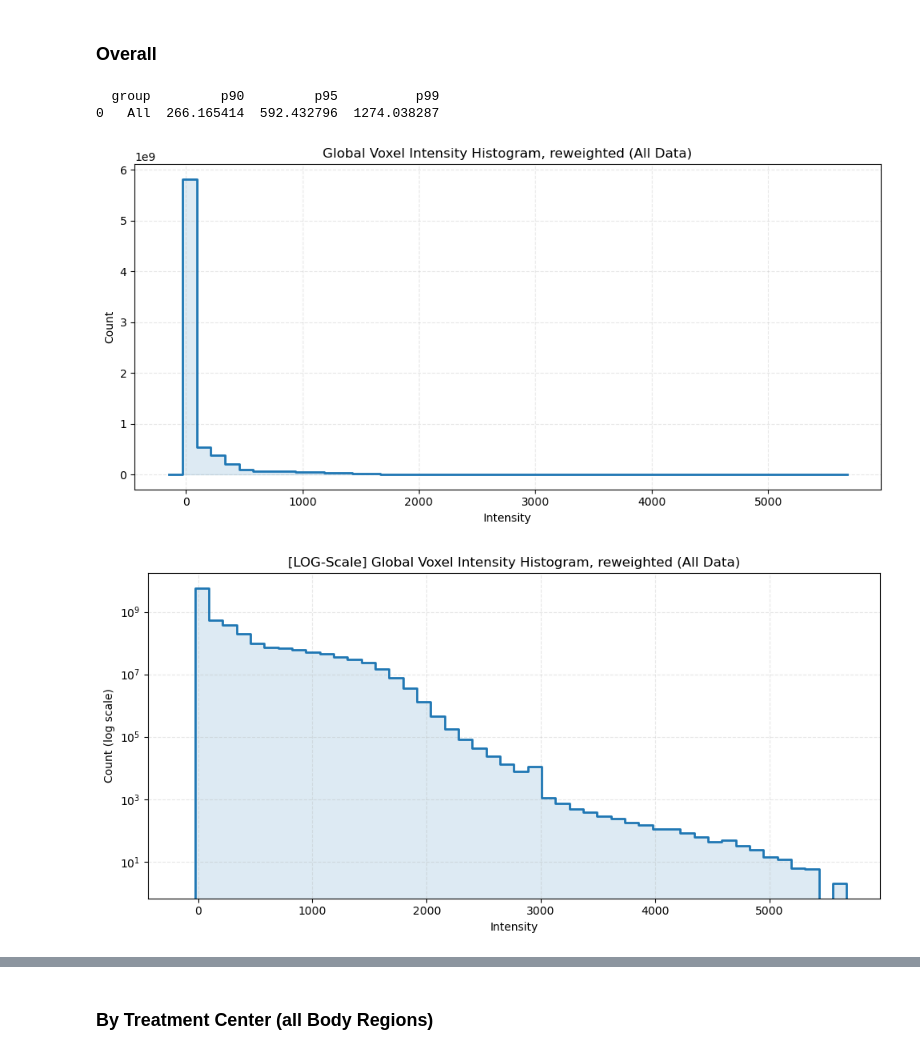
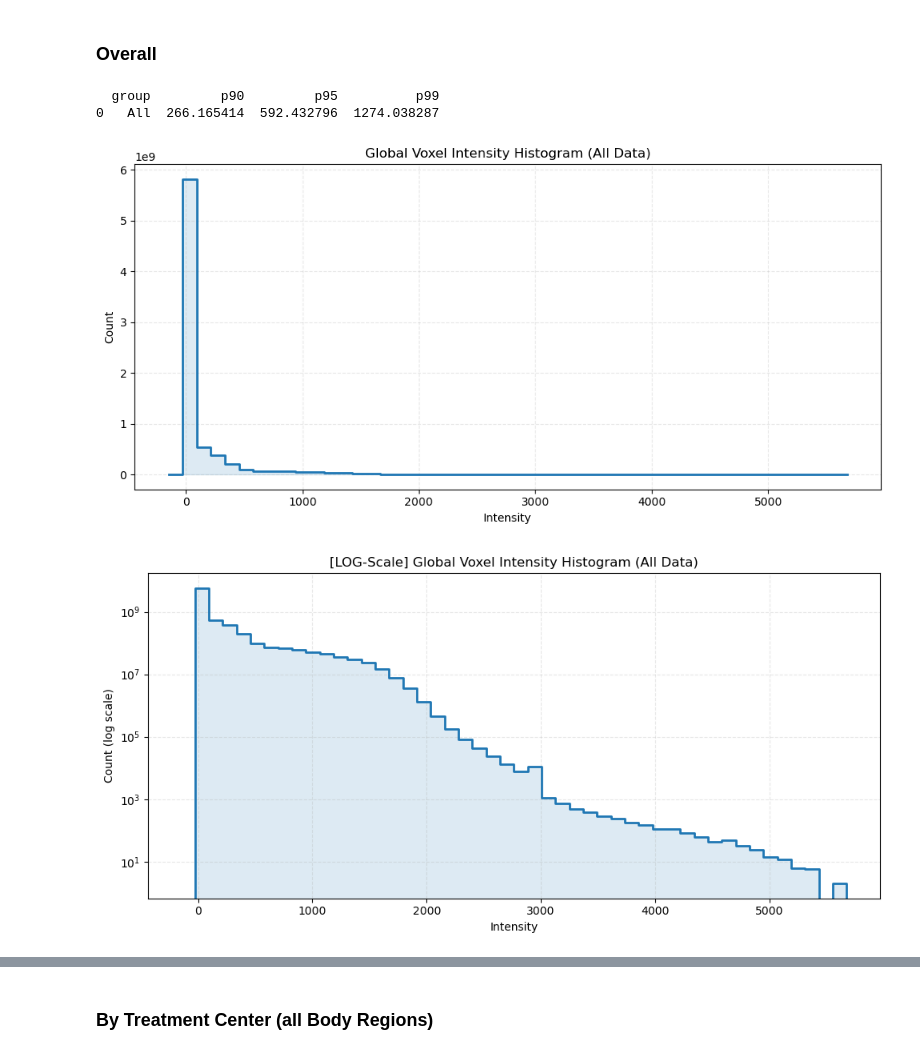
Before and after one commit to NicSchuler/fullbody-sCT, a Jupyter notebook: preprocessing/preprocessing_synthrad/voxel_intensity_distribution_plots.ipynb, the cells around one changed output, grey strips where cells are left out. Saved outputs shown, nothing was run; the diff lists cells and outputs as text; code cells hidden in the pictures.

Commit message:
updated voxel plots

```diff
--- a/preprocessing/preprocessing_synthrad/voxel_intensity_distribution_plots.ipynb
+++ b/preprocessing/preprocessing_synthrad/voxel_intensity_distribution_plots.ipynb
@@ -577,20 +577,20 @@ table, thresholds = data["table"], data["thresholds"]
 # %%
 # Step 3: reconstruct global histogram on all data
 hist_counts, bin_edges = reconstruct_global_histogram_from_table(table, thresholds, group_col=None)
 percentile_table = percentile_table_from_hist(hist_counts, bin_edges, labels="All")
 title="Global Voxel Intensity Density (All Data)"
 # plot_density_line(hist_counts, bin_edges, title=title, labels="All", remove_mode=False)
 # plot_density_line(hist_counts, bin_edges, title=title, labels="All", remove_mode=True)
 print(percentile_table)
 
 # Step 5: Plot histogram
 hist_counts, bin_edges = reconstruct_global_histogram_from_table(table, thresholds, group_col=None)
-title = title.replace("Density", "Histogram, reweighted")
+title = title.replace("Density", "Histogram")
 plot_hist_outline(hist_counts, bin_edges, title=title, labels="All", remove_mode=False)
 plot_hist_outline(hist_counts, bin_edges, title=title, labels="All", remove_mode=False, log_scale=True)
 plot_hist_outline(hist_counts, bin_edges, title=title, labels="All", remove_mode=True)
 # %% [output]
   group         p90         p95          p99
 0   All  266.165414  592.432796  1274.038287
-[figure, old version]
+[figure, new version]
-[figure, old version]
+[figure, new version]
```
Also changed, not shown: parts of 1 cell of this notebook.
